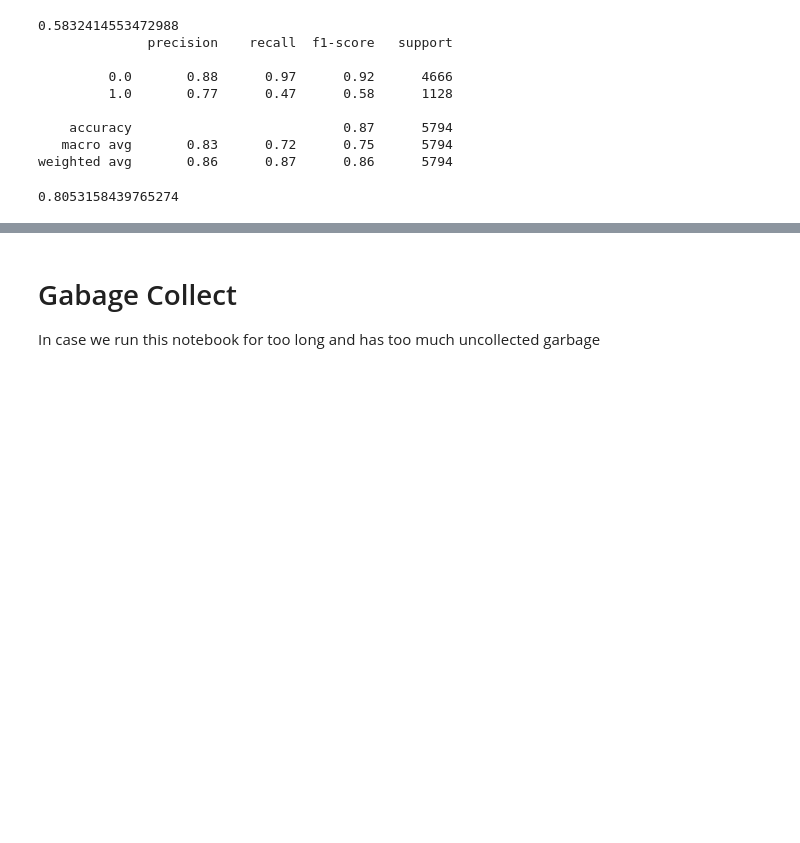
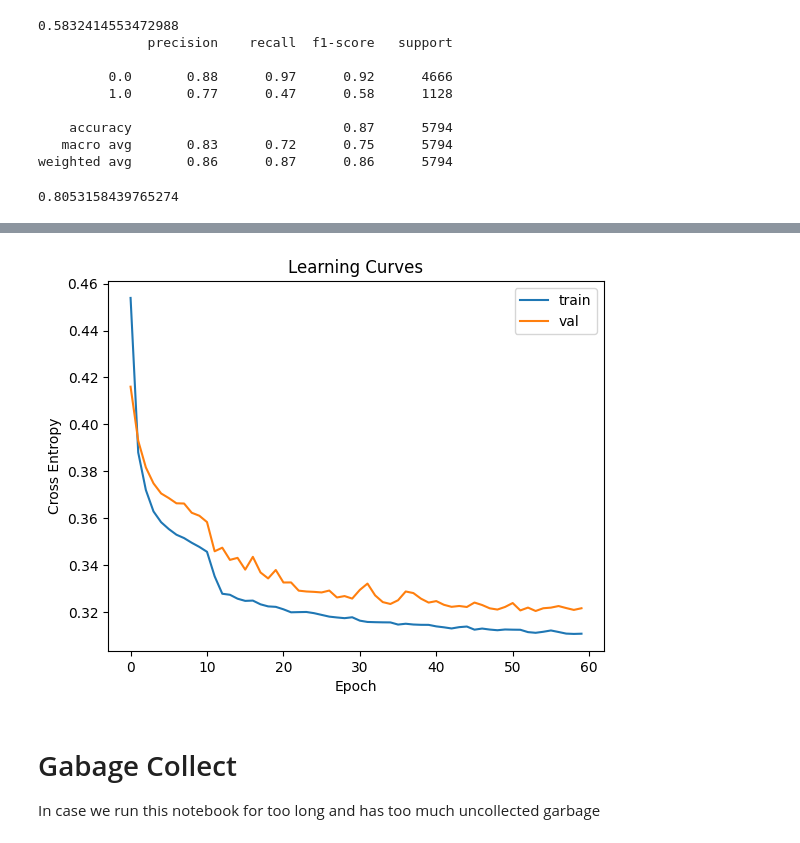
Before and after one commit to abstractqqq/graph_and_anomaly, a Jupyter notebook: fetch_anomly.ipynb, the cells around one changed output, grey strips where cells are left out. Cells and saved outputs as stored; diff of their text form; code cells hidden in the pictures; blank space fills up the shorter version.

```diff
--- a/fetch_anomly.ipynb
+++ b/fetch_anomly.ipynb
@@ -341,0 +346,16 @@ weighted avg       0.88      0.88      0.87      1159
+# %%
+tf.keras.backend.clear_session()
+gamma = 0.01
+nn_model = tf.keras.models.Sequential([
+  tf.keras.layers.Flatten(input_shape=(X_train.shape[1],)),
+  tf.keras.layers.Dense(12, activation='tanh', bias_regularizer=tf.keras.regularizers.L2(gamma)),
+  tf.keras.layers.Dense(6, activation='tanh', bias_regularizer=tf.keras.regularizers.L2(gamma)),
+  tf.keras.layers.Dense(1, activation='sigmoid')
+])
+
+nn_model.compile(optimizer=tf.keras.optimizers.Nadam()
+                 , loss=tf.keras.losses.BinaryCrossentropy()
+                 , metrics=['accuracy', 'AUC']
+                )
+
+history = nn_model.fit(X_train, y_train, epochs=60, batch_size=32, verbose=1, validation_split=0.1)
@@ -342,3 +405,13 @@ weighted avg       0.88      0.88      0.87      1159
+# %%
+plt.title('Learning Curves')
+plt.xlabel('Epoch')
+plt.ylabel('Cross Entropy')
+plt.plot(history.history['loss'], label='train')
+plt.plot(history.history['val_loss'], label='val')
+plt.legend()
+plt.show()
+# %% [output]
+[figure, added]
 # %% [markdown]
 # Gabage Collect
 
```
Also changed, not shown: parts of 14 cells of this notebook.
